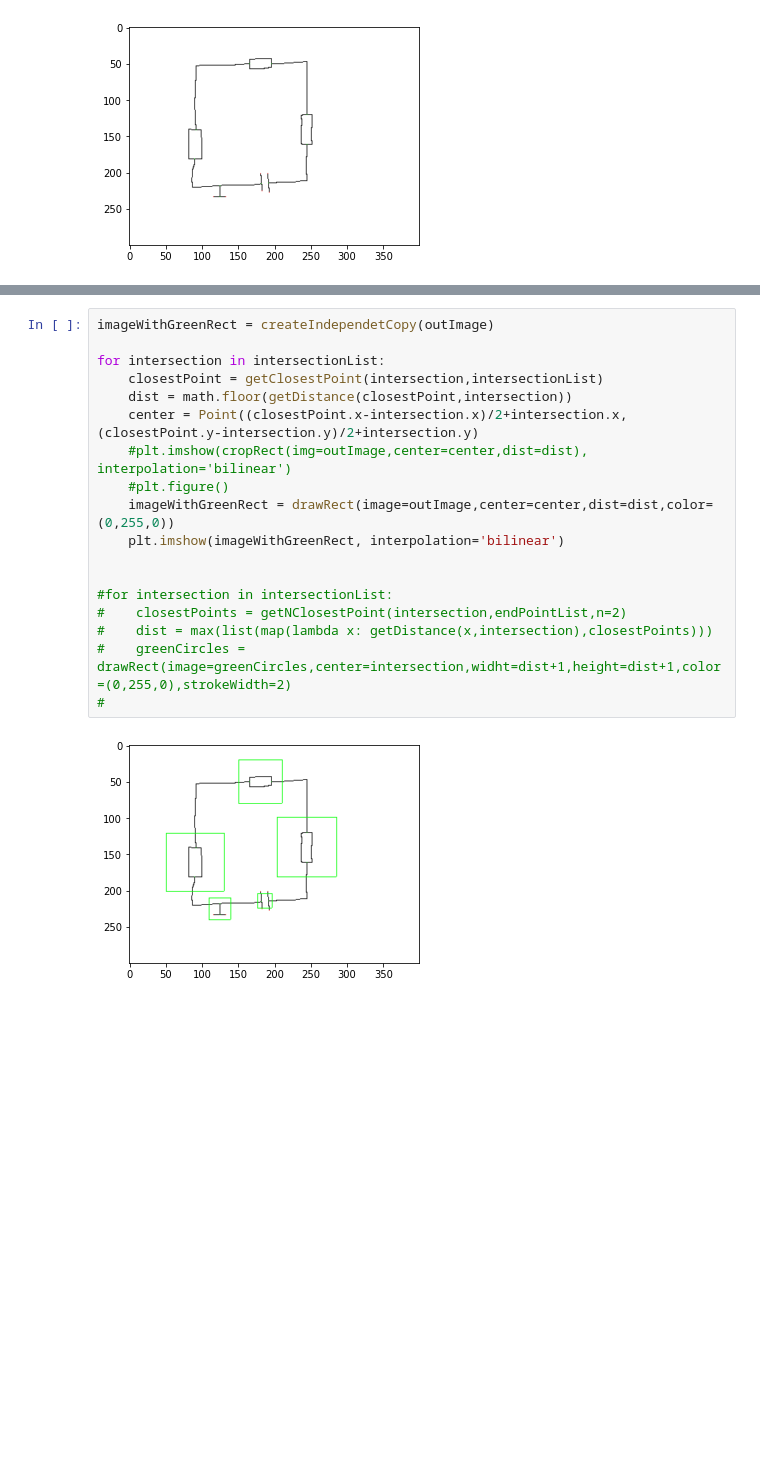
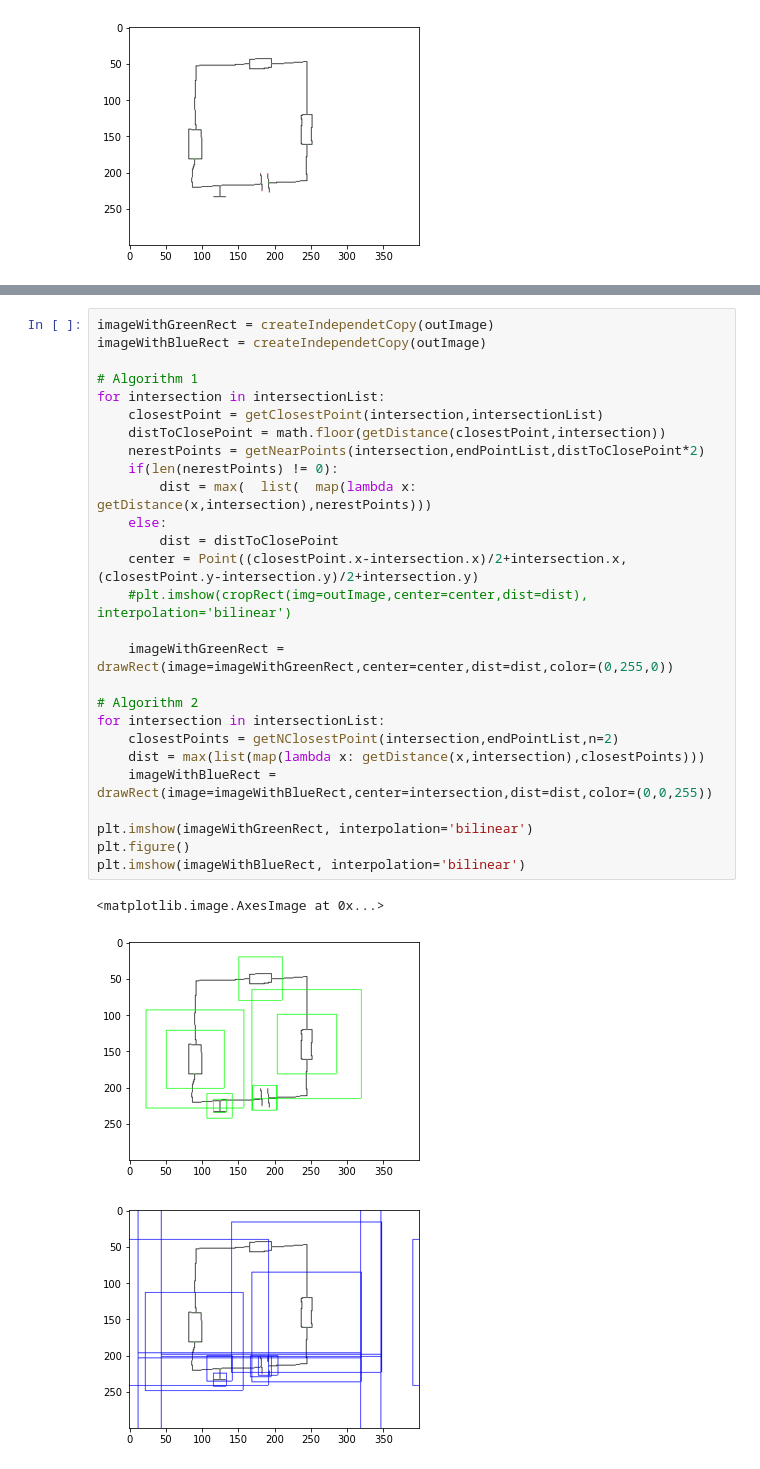
Before and after one commit to Chris022/smarter-circuits, a Jupyter notebook: src/boundingBoxCreation.IPYNB, the cells around one changed output, grey strips where cells are left out. Cells and saved outputs as stored; diff of their text form; blank space fills up the shorter version.

```diff
--- a/src/boundingBoxCreation.IPYNB
+++ b/src/boundingBoxCreation.IPYNB
@@ -162,20 +179,31 @@ plt.imshow(outImage, interpolation='bilinear')
 # %%
 imageWithGreenRect = createIndependetCopy(outImage)
+imageWithBlueRect = createIndependetCopy(outImage)
 
+# Algorithm 1
 for intersection in intersectionList:
     closestPoint = getClosestPoint(intersection,intersectionList)
-    dist = math.floor(getDistance(closestPoint,intersection))
+    distToClosePoint = math.floor(getDistance(closestPoint,intersection))
+    nerestPoints = getNearPoints(intersection,endPointList,distToClosePoint*2)
+    if(len(nerestPoints) != 0):
+        dist = max(  list(  map(lambda x: getDistance(x,intersection),nerestPoints)))
+    else:
+        dist = distToClosePoint
     center = Point((closestPoint.x-intersection.x)/2+intersection.x,(closestPoint.y-intersection.y)/2+intersection.y)
     #plt.imshow(cropRect(img=outImage,center=center,dist=dist), interpolation='bilinear')
-    #plt.figure()
-    imageWithGreenRect = drawRect(image=outImage,center=center,dist=dist,color=(0,255,0))
-    plt.imshow(imageWithGreenRect, interpolation='bilinear')
 
+    imageWithGreenRect = drawRect(image=imageWithGreenRect,center=center,dist=dist,color=(0,255,0))
 
-#for intersection in intersectionList:
-#    closestPoints = getNClosestPoint(intersection,endPointList,n=2)
-#    dist = max(list(map(lambda x: getDistance(x,intersection),closestPoints)))
-#    greenCircles = drawRect(image=greenCircles,center=intersection,widht=dist+1,height=dist+1,color=(0,255,0),strokeWidth=2)
-#
+# Algorithm 2
+for intersection in intersectionList:
+    closestPoints = getNClosestPoint(intersection,endPointList,n=2)
+    dist = max(list(map(lambda x: getDistance(x,intersection),closestPoints)))
+    imageWithBlueRect = drawRect(image=imageWithBlueRect,center=intersection,dist=dist,color=(0,0,255))
+
+plt.imshow(imageWithGreenRect, interpolation='bilinear')
+plt.figure()
+plt.imshow(imageWithBlueRect, interpolation='bilinear')
 # %% [output]
+<matplotlib.image.AxesImage at 0x...>
-[figure, old version]
+[figure, new version]
+[figure, added]
```
Also changed, not shown: parts of 2 cells of this notebook.
